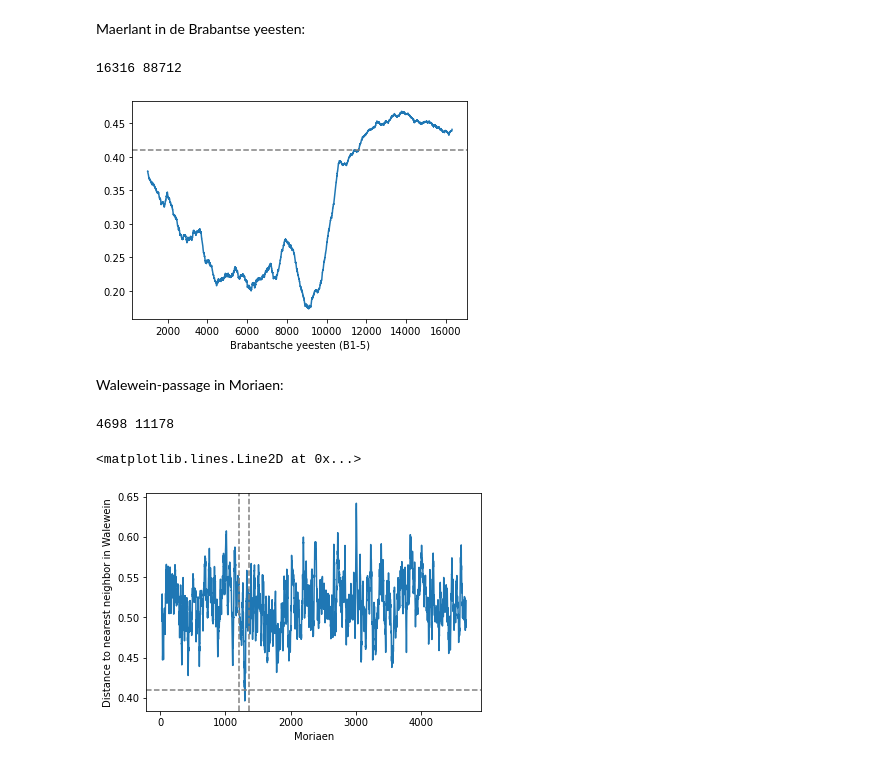
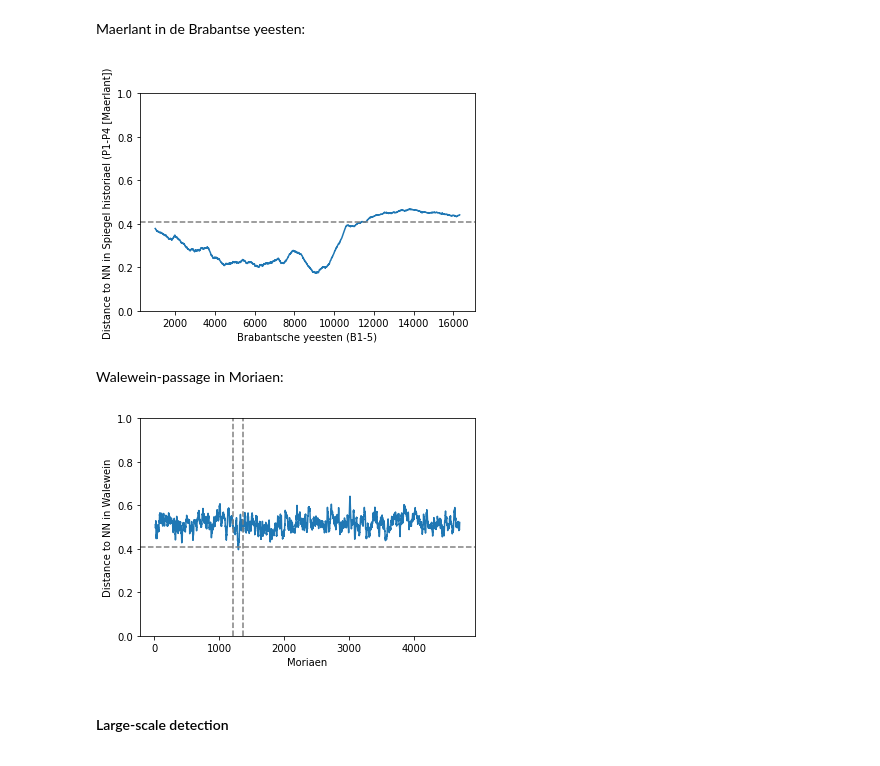
Before and after one commit to mikekestemont/zwerfverzen, a Jupyter notebook: notebooks/intertext.ipynb, the cells around one changed output. Saved outputs shown, nothing was run; the diff lists cells and outputs as text; code cells hidden in the pictures.

Commit message:
scale/speed up pairwise comparisons

```diff
--- a/notebooks/intertext.ipynb
+++ b/notebooks/intertext.ipynb
@@ -439,19 +468,33 @@ scores.plot()
 # %%
-def detector(title1, title2, rhyme_weight=.25, rolling_size=1000):
+def distance_nn(title1, title2, rhyme_weight=.25, batch_size=5000):
+
+    def batch(iterable, n=1):
+        l = iterable.shape[0]
+        for ndx in range(0, l, n):
+            yield iterable[ndx:min(ndx + n, l)]
+
     A = df[df['title'] == title1]
     B = df[df['title'] == title2]
-
-    print(len(A), len(B))
 
     AX = vec.transform(A['lemmas']) + rhyme_weight * vec.transform(A['rhyme'])
     BX = vec.transform(B['lemmas']) + rhyme_weight * vec.transform(B['rhyme'])
 
     all_distances = []
-    for ax in tqdm(AX):
-         all_distances.append(pairwise_distances(ax, BX, metric='cosine').min())
 
-    pd.Series(all_distances).rolling(rolling_size).mean().plot()
-    plt.axhline(1 - 0.59, ls='--', c='grey')
-    plt.xlabel(title1)
-    plt.ylabel('Distance to nearest neighbor in ' + title2)
-    return plt.gca()
+    for ax in batch(AX, batch_size):
+         all_distances.extend(pairwise_distances(ax, BX, metric='cosine').min(axis=1))
+
+    return pd.Series(all_distances)
+
+def plot_min_distance_nn(t1, t2, min_dists, threshold, rolling_size=1000):
+    mu = min_dists.rolling(rolling_size).mean()
+    fig, ax = plt.subplots()
+    mu.plot(ax=ax)
+    ax.axhline(threshold, ls='--', c='grey')
+    ax.set_ylim(0, 1)
+    ax.set_xlabel(t1)
+    ax.set_ylabel('Distance to NN in ' + t2)
+    return ax
+# %%
+rolling_size, threshold = 1000, 1 - 0.59
+print(threshold)
@@ -465,17 +511,20 @@ detector('Spiegel historiael (P5)', 'Rijmkroniek van Woeringen')
 # %% [markdown]
 Maerlant in de Brabantse yeesten:
 # %%
-detector('Brabantsche yeesten (B1-5)', 'Spiegel historiael (P1-P4 [Maerlant])')
+t1, t2 = 'Brabantsche yeesten (B1-5)', 'Spiegel historiael (P1-P4 [Maerlant])'
+min_dists = distance_nn(t1, t2)
+ax = plot_min_distance_nn(t1, t2, min_dists, threshold=threshold, rolling_size=1000);
 # %% [output]
-16316 88712
-[figure, old version]
+[figure, new version]
 # %% [markdown]
 Walewein-passage in Moriaen:
 # %%
-ax = detector('Moriaen', 'Walewein', rolling_size=20)
+t1, t2 = 'Moriaen', 'Walewein'
+min_dists = distance_nn(t1, t2)
+ax = plot_min_distance_nn(t1, t2, min_dists, threshold=threshold, rolling_size=20);
 ax.axvline(1215, c='grey', ls='--')
-ax.axvline(1365, c='grey', ls='--')
+ax.axvline(1365, c='grey', ls='--');
 # %% [output]
-4698 11178
-<matplotlib.lines.Line2D at 0x...>
-[figure, old version]
+[figure, new version]
+# %% [markdown]
+#### Large-scale detection
```
Also changed, not shown: parts of 17 cells of this notebook.
